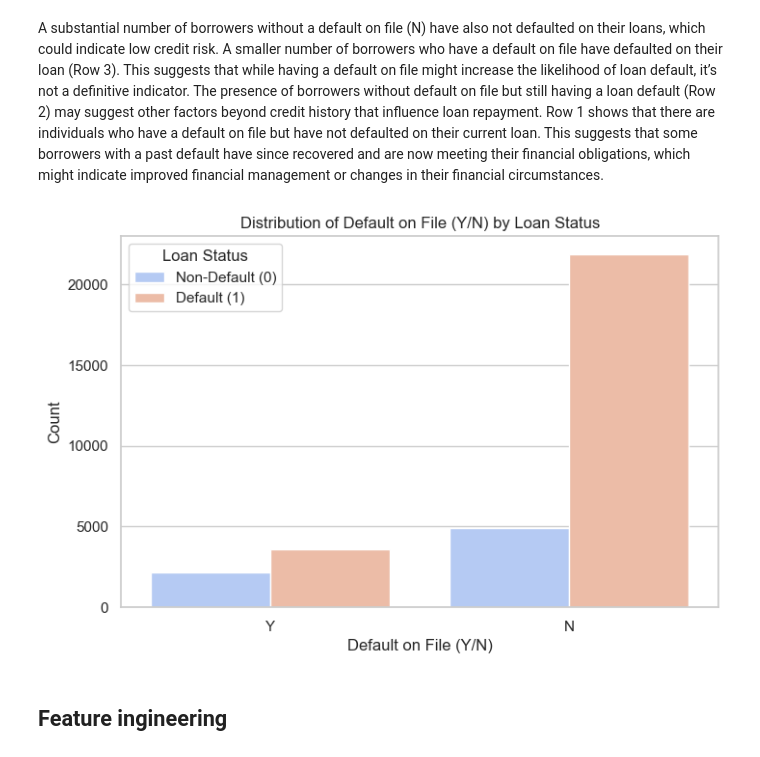
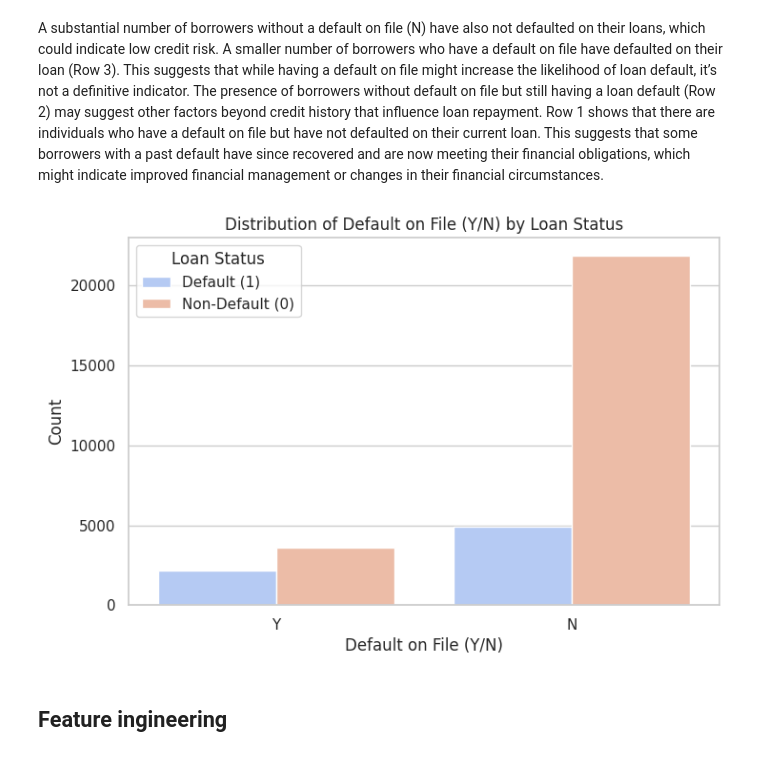
Before and after one commit to Cvetanka/Credit-risk-analysis-and-forecasting, a Jupyter notebook: credit_risk_prediction.ipynb, the cells around one changed output. Drawn from its saved outputs; the diff is of its cells as text; code cells hidden in the pictures.

```diff
--- a/credit_risk_prediction.ipynb
+++ b/credit_risk_prediction.ipynb
@@ -270,18 +273,18 @@ Row 1 shows that there are individuals who have a default on file but have not d
 # %%
 # Create the plot
 plt.figure(figsize=(8, 5))
 sns.countplot(
     x=data['cb_person_default_on_file'],
     hue=data['loan_status'],
     palette='coolwarm'
 )
 plt.title('Distribution of Default on File (Y/N) by Loan Status')
 plt.xlabel('Default on File (Y/N)')
 plt.ylabel('Count')
-plt.legend(title='Loan Status', labels=['Non-Default (0)', 'Default (1)'])
+plt.legend(title='Loan Status', labels=['Default (1)', 'Non-Default (0)',])
 plt.show()
 # %% [output]
-[figure, old version]
+[figure, new version]
 # %% [markdown]
 ## Feature ingineering
 # %%
```
Also changed, not shown: parts of 11 cells of this notebook.
